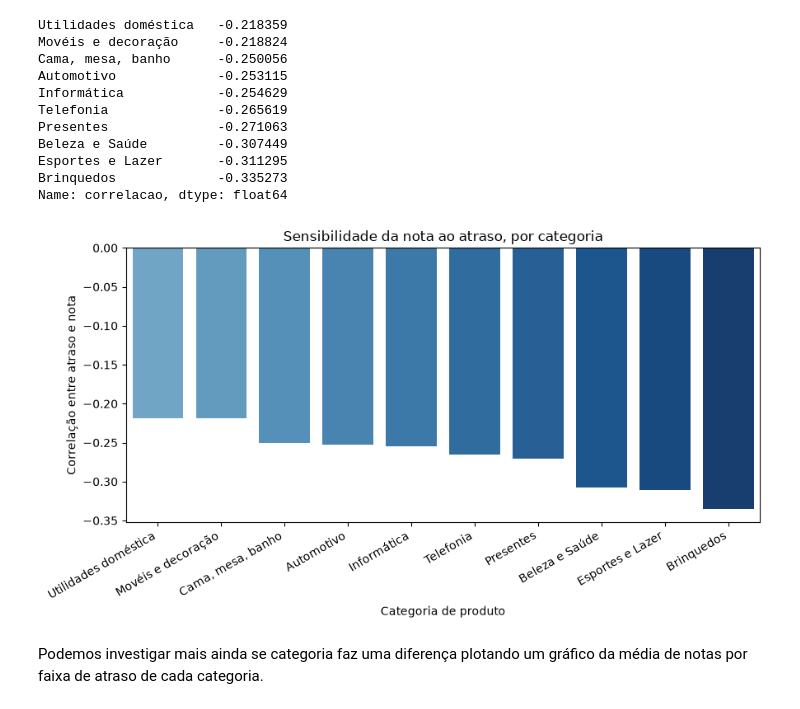
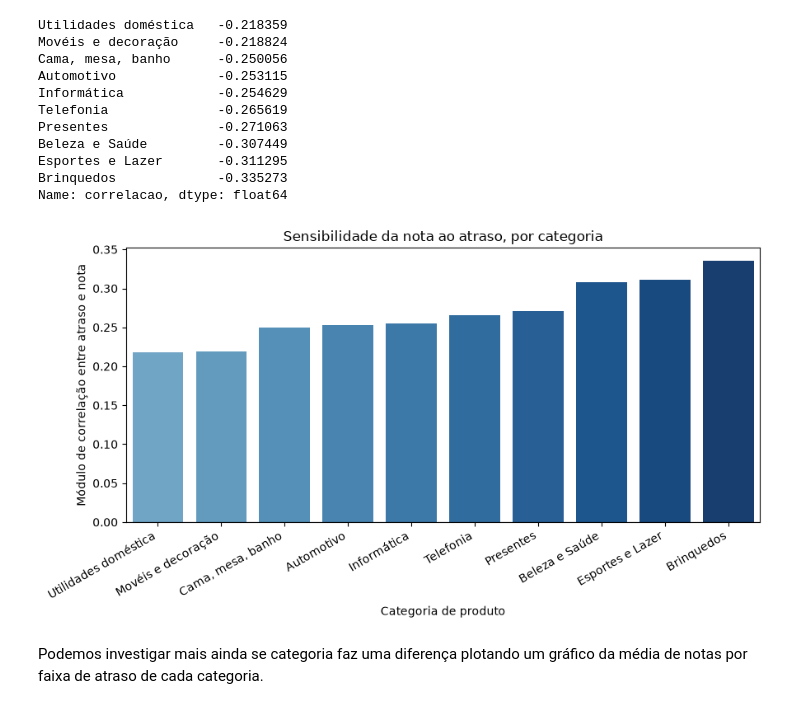
Before and after one commit to teto1034/Insper-Data-CB-Sprint-1, a Jupyter notebook: E-commerce atraso na entrega e avaliação do cliente.ipynb, the cells around one changed output. Saved outputs shown, nothing was run; the diff lists cells and outputs as text; code cells hidden in the pictures.

```diff
--- a/E-commerce atraso na entrega e avaliação do cliente.ipynb
+++ b/E-commerce atraso na entrega e avaliação do cliente.ipynb
@@ -115,13 +114,13 @@ df["order_estimated_delivery_date"] = pd.to_datetime(df["order_estimated_deliver
 columns = df_orders.columns.to_list() + df_reviews.columns.to_list() + ["price", "product_category_name"]
 columns = list(dict.fromkeys(columns))
 df_delivered = df.loc[df['order_status'] == 'delivered', columns]
-df_delivered = df_delivered.dropna(subset=['order_delivered_customer_date', 'review_score']).reset_index()
+df_delivered = df_delivered.dropna(subset=['order_delivered_customer_date', 'review_score']).reset_index(drop=True)
 
 df_delivered['atraso_num'] = (df_delivered["order_delivered_customer_date"] - df_delivered["order_estimated_delivery_date"]).dt.days
 df_delivered["atraso"] = False
 df_delivered.loc[df_delivered["atraso_num"] > 0, "atraso"] = True
 df_delivered.loc[df_delivered["atraso_num"] < 0, "atraso"] = False
 
-df_delivered["review_score"] = df_delivered["review_score"].apply(lambda x: int(x))
+df_delivered["review_score"] = df_delivered["review_score"].astype(int)
 display(df_delivered.head())
 # %% [output]
@@ -134,7 +133,7 @@ display(df_delivered.head())
 # %% [markdown]
 Agora separamos os atrasos em faixas de valores para facilitar as análises.
 # %%
-faixas = [-np.inf, -14, -7, -1, 1, 7, 14, np.inf]
+faixas = [-np.inf, -14, -7, -1, 0, 7, 14, np.inf]
 labels = ["Mais de 14 dias adiantado", "14 a 7 dias adiantado",
           "7 a 0 dias adiantados","No prazo", "0 a 7 dias atrasado", "7 a 14 dias atrasado"
           , "Mais de 14 dias atrasado"]
@@ -357,17 +361,17 @@ Name: correlacao, dtype: float64
 # %%
 color_gradient= sns.color_palette("Blues", 20).as_hex()[10:20]
 
 plt.figure(figsize=(9, 5))
-sns.barplot(x=corr_categorias.index, y=corr_categorias.values, hue=corr_categorias.index, palette=color_gradient, legend=False)
+sns.barplot(x=corr_categorias.index, y=abs(corr_categorias.values), hue=corr_categorias.index, palette=color_gradient, legend=False)
 plt.axhline(0, color="black", linewidth=0.8)
 plt.xticks(rotation=30, ha="right")
 plt.xlabel("Categoria de produto")
-plt.ylabel("Correlação entre atraso e nota")
+plt.ylabel("Módulo de correlação entre atraso e nota")
 plt.title("Sensibilidade da nota ao atraso, por categoria")
 plt.tight_layout()
 plt.show()
 # %% [output]
-[figure, old version]
+[figure, new version]
 # %% [markdown]
 Podemos investigar mais ainda se categoria faz uma diferença plotando um gráfico da média de notas por faixa de atraso de cada categoria.
 # %%
```
Also changed, not shown: parts of 17 cells of this notebook.
